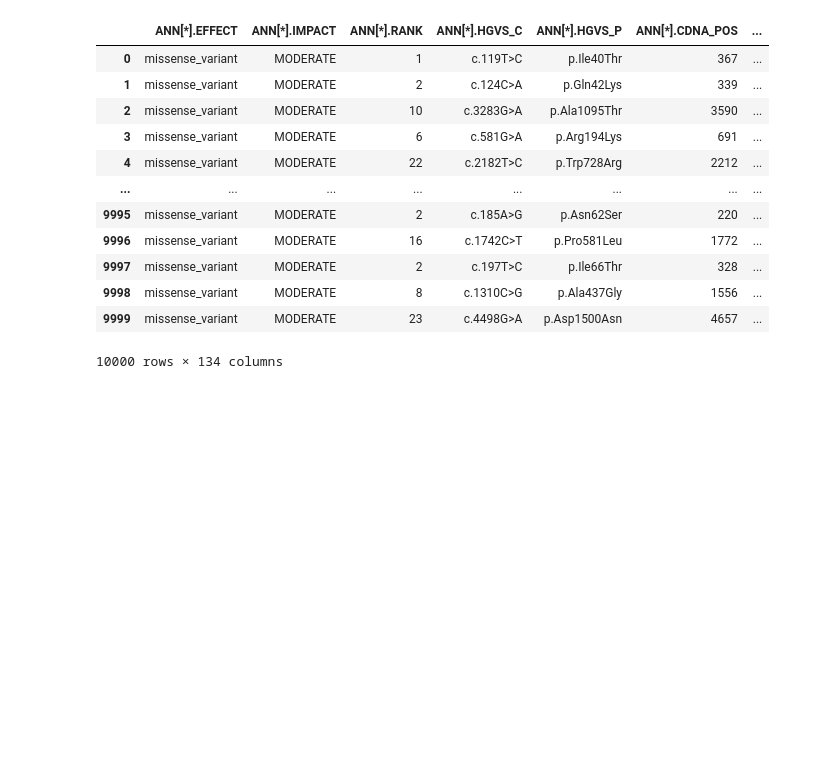
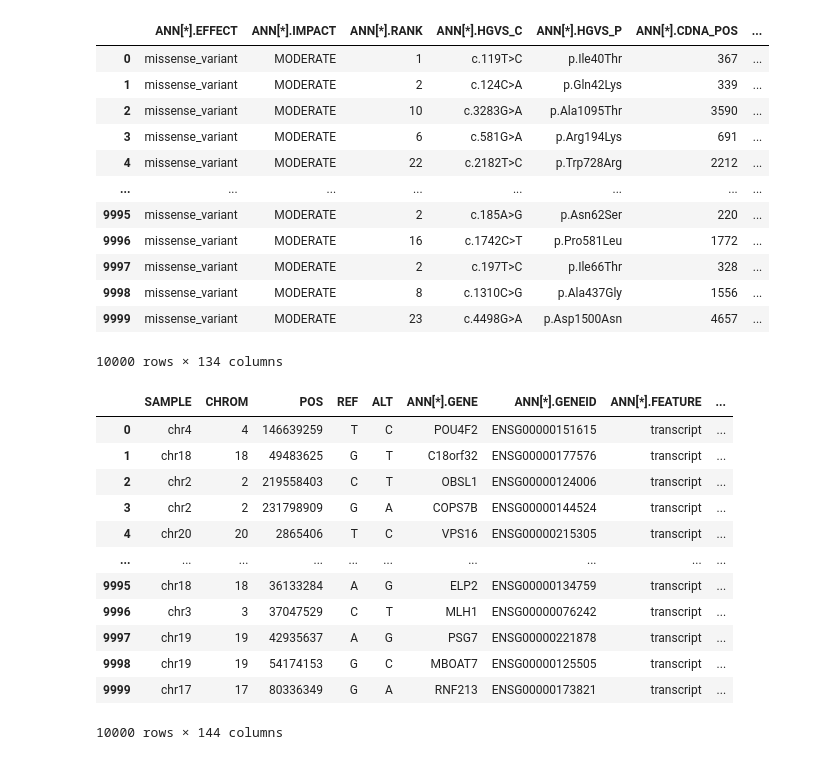
Before and after one commit to ersilia-os/pharmacogx-embeddings, a Jupyter notebook: notebooks/03_VariantsSnpEffEmbeddings.ipynb, the cells around one changed output. Cells and saved outputs as stored; diff of their text form; code cells hidden in the pictures; blank space fills up the shorter version.

```diff
--- a/notebooks/03_VariantsSnpEffEmbeddings.ipynb
+++ b/notebooks/03_VariantsSnpEffEmbeddings.ipynb
@@ -196,3 +196,19 @@ df[columns[10:]]
 | 9998 | missense_variant | MODERATE | 8 | c.1310C>G | p.Ala437Gly | 1556 | ... |
 | 9999 | missense_variant | MODERATE | 23 | c.4498G>A | p.Asp1500Asn | 4657 | ... |
 10000 rows × 134 columns
+# %%
+df["ANN[*].GENE"]
+# %% [output]
+|  | SAMPLE | CHROM | POS | REF | ALT | ANN[*].GENE | ANN[*].GENEID | ANN[*].FEATURE | ... |
+| 0 | chr4 | 4 | 146639259 | T | C | POU4F2 | ENSG00000151615 | transcript | ... |
+| 1 | chr18 | 18 | 49483625 | G | T | C18orf32 | ENSG00000177576 | transcript | ... |
+| 2 | chr2 | 2 | 219558403 | C | T | OBSL1 | ENSG00000124006 | transcript | ... |
+| 3 | chr2 | 2 | 231798909 | G | A | COPS7B | ENSG00000144524 | transcript | ... |
+| 4 | chr20 | 20 | 2865406 | T | C | VPS16 | ENSG00000215305 | transcript | ... |
+| ... | ... | ... | ... | ... | ... | ... | ... | ... | ... |
+| 9995 | chr18 | 18 | 36133284 | A | G | ELP2 | ENSG00000134759 | transcript | ... |
+| 9996 | chr3 | 3 | 37047529 | C | T | MLH1 | ENSG00000076242 | transcript | ... |
+| 9997 | chr19 | 19 | 42935637 | A | G | PSG7 | ENSG00000221878 | transcript | ... |
+| 9998 | chr19 | 19 | 54174153 | G | C | MBOAT7 | ENSG00000125505 | transcript | ... |
+| 9999 | chr17 | 17 | 80336349 | G | A | RNF213 | ENSG00000173821 | transcript | ... |
+10000 rows × 144 columns
```
Also changed, not shown: 2 other files.
